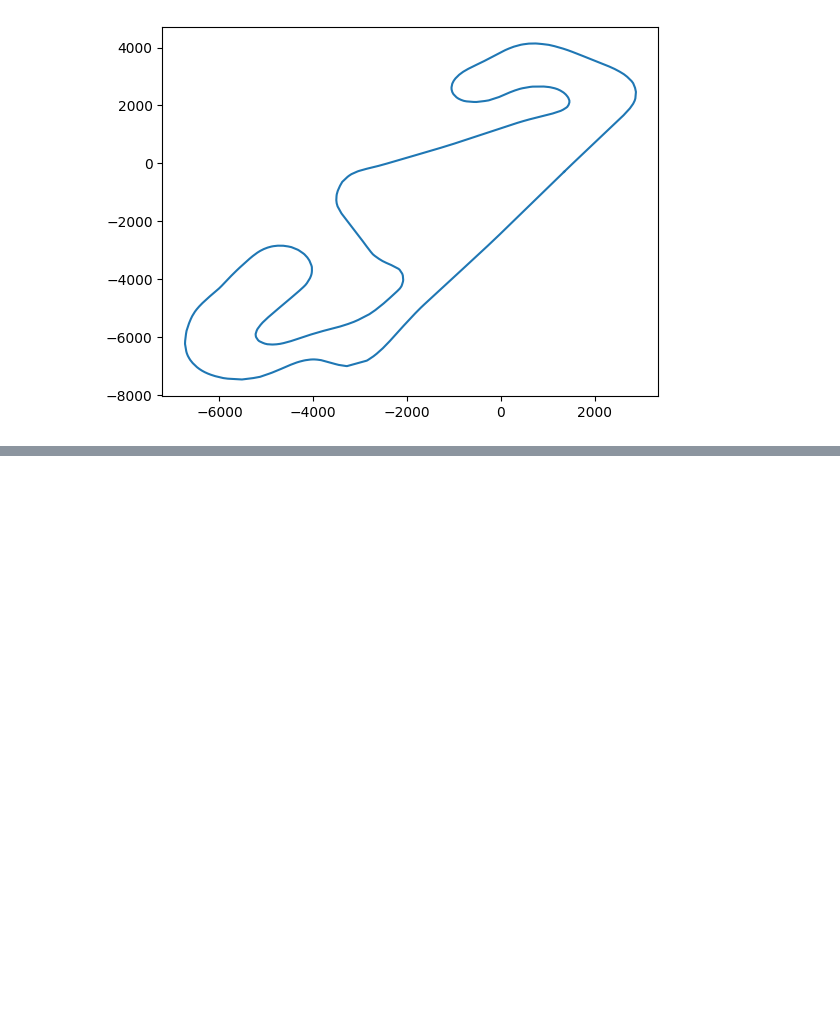
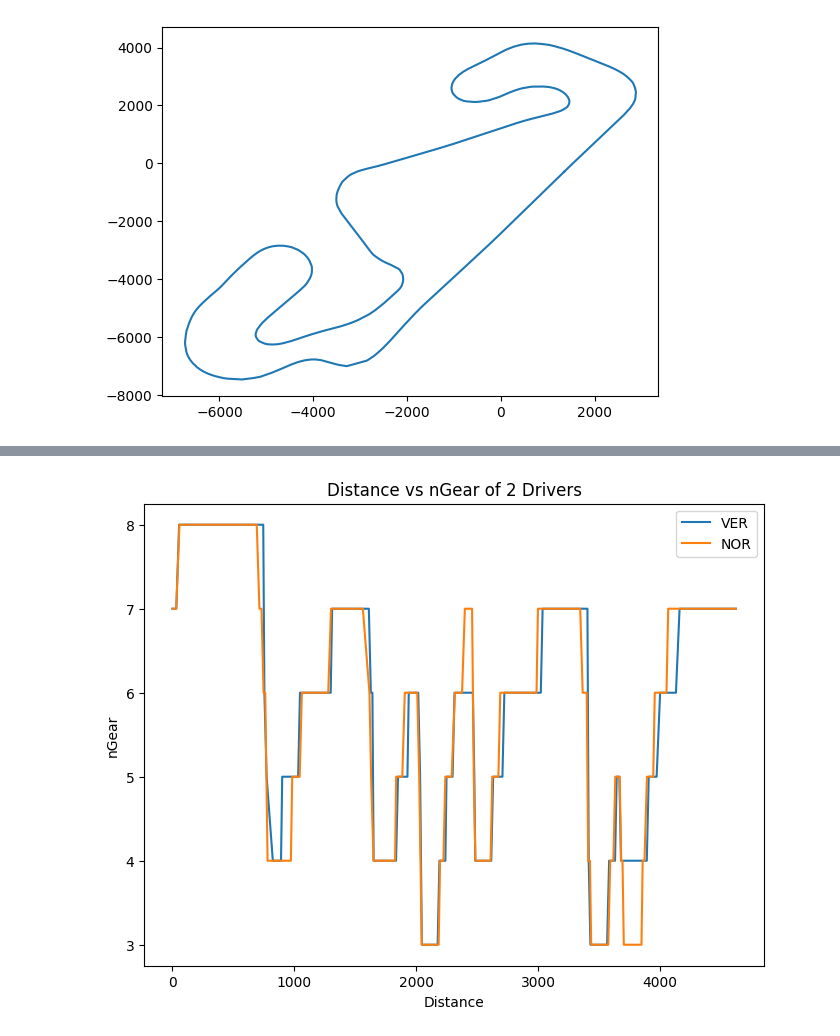
Before and after one commit to Mohandas-KJ/Slipstream-F1, a Jupyter notebook: 2026_Barcelona_GP/notebooks/03_telemetry_analysis.ipynb, the cells around one changed output, grey strips where cells are left out. Saved outputs shown, nothing was run; the diff lists cells and outputs as text; code cells hidden in the pictures; blank space fills up the shorter version.

```diff
--- a/2026_Barcelona_GP/notebooks/03_telemetry_analysis.ipynb
+++ b/2026_Barcelona_GP/notebooks/03_telemetry_analysis.ipynb
@@ -159,0 +165,5 @@ plt.plot(
+# %%
+# Plotting Distance vs nGear to analyse the timing of shifts
+slpolt.plot_dist_ngear([ver_tel,nor_tel],["VER","NOR"])
+# %% [output]
+[figure, added]
```
Also changed, not shown: parts of 1 cell of this notebook, 1 other file.
